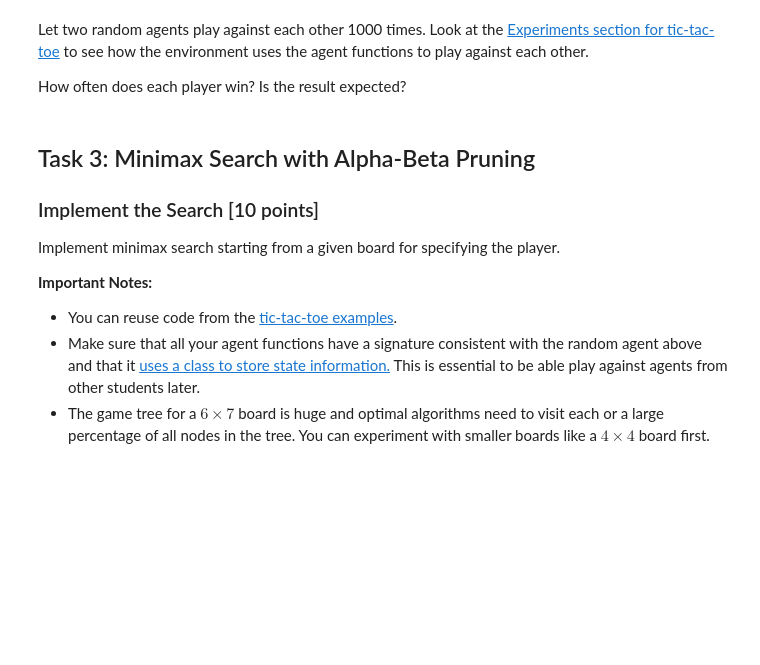
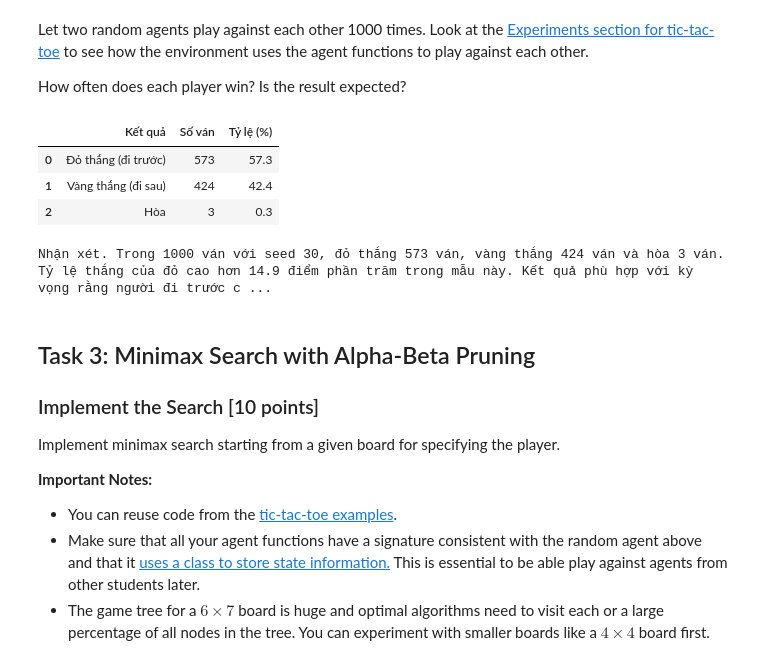
Before and after one commit to 10tothepowerof6/AdvancedAI-Repo, a Jupyter notebook: lab05_game_HuynhTanPhiHung_3124720026_DoXuanTrieu_3124720072_LeTanPhat_3124720050_LeNgocPhuc_3124720053/lab05 - game/assignment_connect4.ipynb, the cells around one changed output. Saved outputs shown, nothing was run; the diff lists cells and outputs as text; code cells hidden in the pictures; blank space fills up the shorter version.

```diff
--- a/lab05_game_HuynhTanPhiHung_3124720026_DoXuanTrieu_3124720072_LeTanPhat_3124720050_LeNgocPhuc_3124720053/lab05 - game/assignment_connect4.ipynb
+++ b/lab05_game_HuynhTanPhiHung_3124720026_DoXuanTrieu_3124720072_LeTanPhat_3124720050_LeNgocPhuc_3124720053/lab05 - game/assignment_connect4.ipynb
@@ -142,3 +310,42 @@ How often does each player win? Is the result expected?
+# %%
+from IPython.display import display
+
+import pandas as pd
+
+game_count = 1000
+seed = 30
+rng = np.random.default_rng(seed)
+totals = {1: 0, -1: 0, 0: 0}
+for _ in range(game_count):
+    score = play_game(random_player, random_player)
+    totals[score] += 1
+
+assert sum(totals.values()) == game_count
+labels = {1: "Đỏ thắng (đi trước)", -1: "Vàng thắng (đi sau)", 0: "Hòa"}
+summary = pd.DataFrame([
+    {
+        "Kết quả": labels[score],
+        "Số ván": count,
+        "Tỷ lệ (%)": round(100 * count / game_count, 1),
+    }
+    for score, count in totals.items()
+])
+display(summary)
+
+win_gap = 100 * (totals[1] - totals[-1]) / game_count
+print(
+    f"Nhận xét. Trong {game_count} ván với seed {seed}, đỏ thắng {totals[1]} ván, "
+    f"vàng thắng {totals[-1]} ván và hòa {totals[0]} ván. "
+    f"Tỷ lệ thắng của đỏ cao hơn {win_gap:.1f} điểm phần trăm trong mẫu này. "
+    "Kết quả phù hợp với kỳ vọng rằng người đi trước có cơ hội tạo chuỗi bốn sớm hơn. "
+    "Các tỷ lệ này mô tả hai tác tử chọn cột ngẫu nhiên trong thí nghiệm."
+)
+# %% [output]
+|  | Kết quả | Số ván | Tỷ lệ (%) |
+| 0 | Đỏ thắng (đi trước) | 573 | 57.3 |
+| 1 | Vàng thắng (đi sau) | 424 | 42.4 |
+| 2 | Hòa | 3 | 0.3 |
+Nhận xét. Trong 1000 ván với seed 30, đỏ thắng 573 ván, vàng thắng 424 ván và hòa 3 ván. Tỷ lệ thắng của đỏ cao hơn 14.9 điểm phần trăm trong mẫu này. Kết quả phù hợp với kỳ vọng rằng người đi trước c ...
 # %% [markdown]
 ## Task 3: Minimax Search with Alpha-Beta Pruning
 
```
Also changed, not shown: parts of 11 cells of this notebook.
